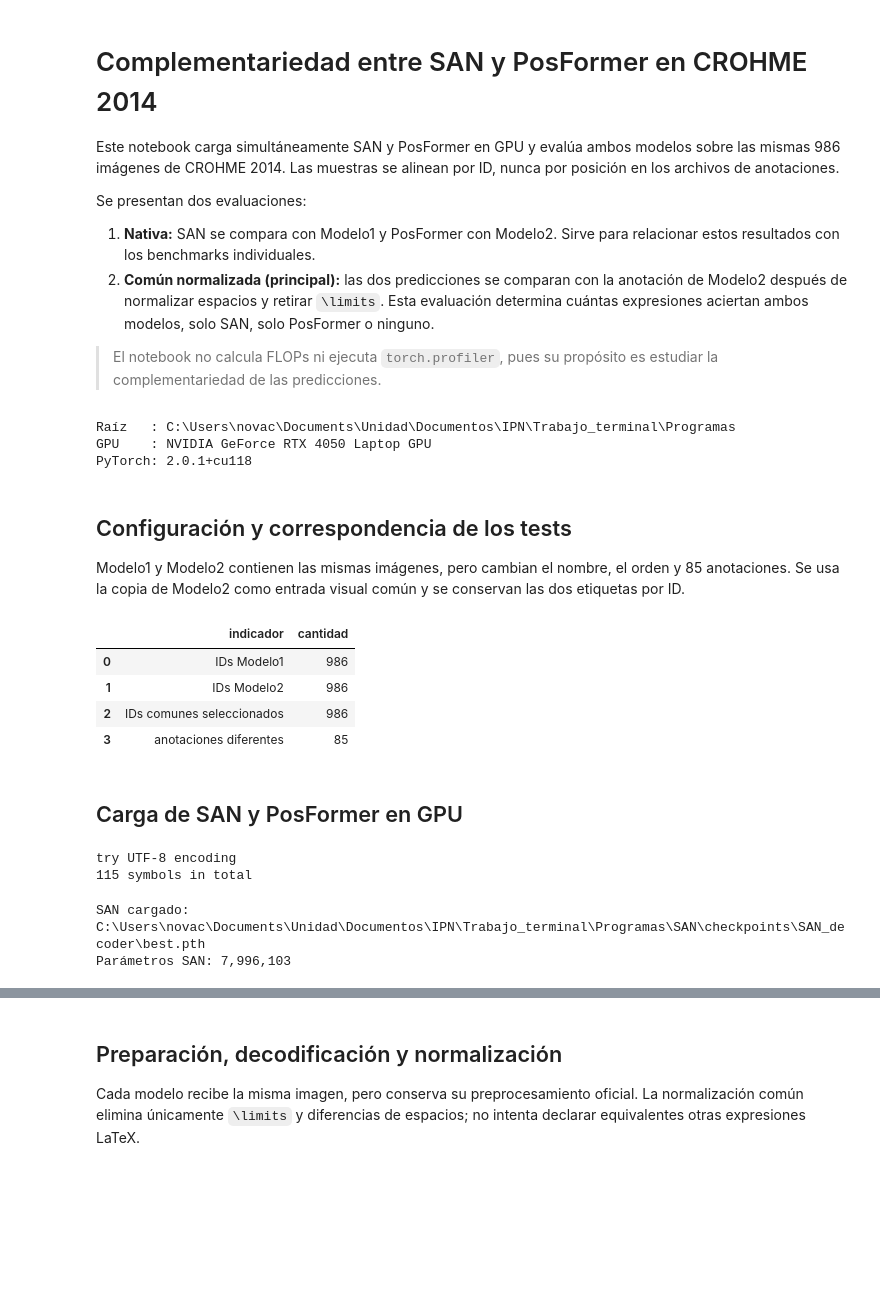
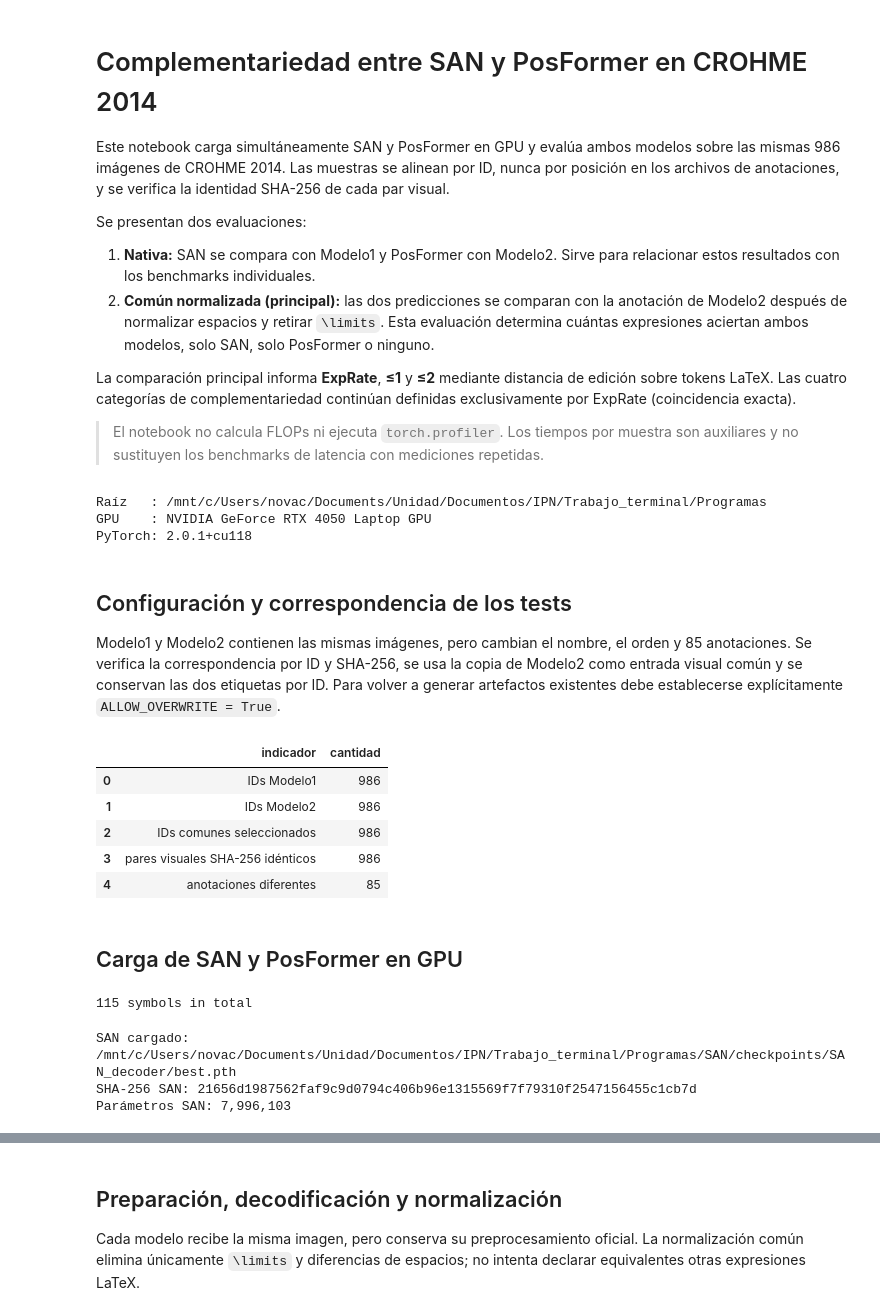
Before and after one commit to CarlossssMora/HMER-Cascade, a Jupyter notebook: Cascada/01_seleccion/comparacion_san_posformer_crohme_2014.ipynb, the cells around one changed output, grey strips where cells are left out. Drawn from its saved outputs; the diff is of its cells as text; code cells hidden in the pictures; blank space fills up the shorter version.

Commit message:
01 modificado: Corrección en notebooks ya subidos y nuevo notebook para prob en SAN

```diff
--- a/Cascada/01_seleccion/comparacion_san_posformer_crohme_2014.ipynb
+++ b/Cascada/01_seleccion/comparacion_san_posformer_crohme_2014.ipynb
@@ -1,17 +1,19 @@
 # %% [markdown]
 # Complementariedad entre SAN y PosFormer en CROHME 2014
 
-Este notebook carga simultáneamente SAN y PosFormer en GPU y evalúa ambos modelos sobre las mismas 986 imágenes de CROHME 2014. Las muestras se alinean por ID, nunca por posición en los archivos de anotaciones.
+Este notebook carga simultáneamente SAN y PosFormer en GPU y evalúa ambos modelos sobre las mismas 986 imágenes de CROHME 2014. Las muestras se alinean por ID, nunca por posición en los archivos de anotaciones, y se verifica la identidad SHA-256 de cada par visual.
 
 Se presentan dos evaluaciones:
 
 1. **Nativa:** SAN se compara con Modelo1 y PosFormer con Modelo2. Sirve para relacionar estos resultados con los benchmarks individuales.
 2. **Común normalizada (principal):** las dos predicciones se comparan con la anotación de Modelo2 después de normalizar espacios y retirar `\limits`. Esta evaluación determina cuántas expresiones aciertan ambos modelos, solo SAN, solo PosFormer o ninguno.
 
-> El notebook no calcula FLOPs ni ejecuta `torch.profiler`, pues su propósito es estudiar la complementariedad de las predicciones.
+La comparación principal informa **ExpRate**, **≤1** y **≤2** mediante distancia de edición sobre tokens LaTeX. Las cuatro categorías de complementariedad continúan definidas exclusivamente por ExpRate (coincidencia exacta).
+
+> El notebook no calcula FLOPs ni ejecuta `torch.profiler`. Los tiempos por muestra son auxiliares y no sustituyen los benchmarks de latencia con mediciones repetidas.
 # %%
 from pathlib import Path
-import gc, json, os, platform, sys, time
+import gc, hashlib, json, os, platform, sys, time
 
 import cv2
 import matplotlib.pyplot as plt
@@ -19,6 +21,13 @@ import numpy as np
 import pandas as pd
 import torch
 from IPython.display import display
+
+def file_sha256(path, chunk_size=1024 * 1024):
+    digest = hashlib.sha256()
+    with Path(path).open('rb') as handle:
+        for chunk in iter(lambda: handle.read(chunk_size), b''):
+            digest.update(chunk)
+    return digest.hexdigest()
 
 def find_project_root():
     candidates = [Path.cwd(), *Path.cwd().parents, Path.cwd() / '..', Path.cwd() / '../..']
@@ -40,61 +49,79 @@ print('Raíz   :', ROOT)
 print('GPU    :', torch.cuda.get_device_name(0))
 print('PyTorch:', torch.__version__)
 # %% [output]
-Raíz   : C:\Users\novac\Documents\Unidad\Documentos\IPN\Trabajo_terminal\Programas
+Raíz   : /mnt/c/Users/novac/Documents/Unidad/Documentos/IPN/Trabajo_terminal/Programas
 GPU    : NVIDIA GeForce RTX 4050 Laptop GPU
 PyTorch: 2.0.1+cu118
 # %% [markdown]
 ## Configuración y correspondencia de los tests
 
-Modelo1 y Modelo2 contienen las mismas imágenes, pero cambian el nombre, el orden y 85 anotaciones. Se usa la copia de Modelo2 como entrada visual común y se conservan las dos etiquetas por ID.
+Modelo1 y Modelo2 contienen las mismas imágenes, pero cambian el nombre, el orden y 85 anotaciones. Se verifica la correspondencia por ID y SHA-256, se usa la copia de Modelo2 como entrada visual común y se conservan las dos etiquetas por ID. Para volver a generar artefactos existentes debe establecerse explícitamente `ALLOW_OVERWRITE = True`.
 # %%
 YEAR = '2014'
 MAX_SAMPLES = None       # Use un entero para una prueba corta.
 WARMUP_RUNS = 3
 PROGRESS_EVERY = 25
 EXAMPLES_PER_CATEGORY = 5
+ALLOW_OVERWRITE = True
+EXECUTION_CONDITIONS = 'PENDIENTE_DE_DOCUMENTAR'
 
 M1_DIR = ROOT / 'data' / 'Modelo1' / YEAR
 M2_DIR = ROOT / 'data' / 'Modelo2' / YEAR
+M1_IMAGE_DIR = M1_DIR / '14_test_images'
 COMMON_IMAGE_DIR = M2_DIR / 'img'
+csv_path = RESULTS_DIR / f'comparacion_san_posformer_crohme_{YEAR}.csv'
+json_path = RESULTS_DIR / f'resumen_comparacion_san_posformer_crohme_{YEAR}.json'
+plot_path = RESULTS_DIR / f'comparacion_san_posformer_crohme_{YEAR}.png'
+examples_path = RESULTS_DIR / f'ejemplos_comparacion_san_posformer_crohme_{YEAR}.png'
+existing_outputs = [path for path in (csv_path, json_path, plot_path, examples_path) if path.exists()]
+if existing_outputs and not ALLOW_OVERWRITE:
+    raise FileExistsError('Ya existen salidas. Establezca ALLOW_OVERWRITE=True para reemplazarlas: ' + ', '.join(str(path) for path in existing_outputs))
 
 def read_captions(path):
     captions = {}
     order = []
     for line_number, line in enumerate(path.read_text(encoding='utf-8').splitlines(), start=1):
         parts = line.strip().split()
         if not parts:
             continue
         sample_id = parts[0][:-4] if parts[0].endswith('.jpg') else parts[0]
         if sample_id in captions:
             raise ValueError(f'ID duplicado en {path.name}, línea {line_number}: {sample_id}')
         captions[sample_id] = ' '.join(parts[1:])
         order.append(sample_id)
     return captions, order
 
 captions_m1, order_m1 = read_captions(M1_DIR / 'test_caption.txt')
 captions_m2, order_m2 = read_captions(M2_DIR / 'caption.txt')
 ids_m1, ids_m2 = set(captions_m1), set(captions_m2)
 if ids_m1 != ids_m2:
     raise ValueError(f'Los inventarios no coinciden: solo M1={len(ids_m1-ids_m2)}, solo M2={len(ids_m2-ids_m1)}')
 
 sample_ids = order_m2[:MAX_SAMPLES] if MAX_SAMPLES is not None else order_m2
-missing_images = [sample_id for sample_id in sample_ids if not (COMMON_IMAGE_DIR / f'{sample_id}.bmp').is_file()]
-if missing_images:
-    raise FileNotFoundError(f'Faltan {len(missing_images)} imágenes; primera: {missing_images[0]}')
+missing_m1_images = [sample_id for sample_id in sample_ids if not (M1_IMAGE_DIR / f'{sample_id}_0.bmp').is_file()]
+missing_m2_images = [sample_id for sample_id in sample_ids if not (COMMON_IMAGE_DIR / f'{sample_id}.bmp').is_file()]
+if missing_m1_images or missing_m2_images:
+    raise FileNotFoundError(f'Imágenes faltantes: Modelo1={len(missing_m1_images)}, Modelo2={len(missing_m2_images)}')
+image_mismatches = [
+    sample_id for sample_id in sample_ids
+    if file_sha256(M1_IMAGE_DIR / f'{sample_id}_0.bmp') != file_sha256(COMMON_IMAGE_DIR / f'{sample_id}.bmp')
+]
+if image_mismatches:
+    raise ValueError(f'Hay {len(image_mismatches)} pares visuales distintos; primero: {image_mismatches[0]}')
 
 annotation_differences = sum(captions_m1[sample_id] != captions_m2[sample_id] for sample_id in sample_ids)
 inventory = pd.DataFrame({
-    'indicador': ['IDs Modelo1', 'IDs Modelo2', 'IDs comunes seleccionados', 'anotaciones diferentes'],
-    'cantidad': [len(ids_m1), len(ids_m2), len(sample_ids), annotation_differences],
+    'indicador': ['IDs Modelo1', 'IDs Modelo2', 'IDs comunes seleccionados', 'pares visuales SHA-256 idénticos', 'anotaciones diferentes'],
+    'cantidad': [len(ids_m1), len(ids_m2), len(sample_ids), len(sample_ids) - len(image_mismatches), annotation_differences],
 })
 display(inventory)
 # %% [output]
 |  | indicador | cantidad |
 | 0 | IDs Modelo1 | 986 |
 | 1 | IDs Modelo2 | 986 |
 | 2 | IDs comunes seleccionados | 986 |
-| 3 | anotaciones diferentes | 85 |
+| 3 | pares visuales SHA-256 idénticos | 986 |
+| 4 | anotaciones diferentes | 85 |
 # %% [markdown]
 ## Carga de SAN y PosFormer en GPU
 # %%
@@ -113,16 +140,19 @@ san_params['struct_num'] = 7
 san_params['words'] = san_words
 
 san_model = Backbone(san_params)
-san_state = torch.load(san_params['checkpoint'], map_location='cpu', weights_only=True)
+san_checkpoint = Path(san_params['checkpoint']).resolve()
+san_checkpoint_sha256 = file_sha256(san_checkpoint)
+san_state = torch.load(san_checkpoint, map_location='cpu', weights_only=True)
 san_model.load_state_dict(san_state['model'])
 san_model = san_model.to(DEVICE).eval().requires_grad_(False)
 
-print('SAN cargado:', san_params['checkpoint'])
+print('SAN cargado:', san_checkpoint)
+print('SHA-256 SAN:', san_checkpoint_sha256)
 print(f'Parámetros SAN: {sum(p.numel() for p in san_model.parameters()):,}')
 # %% [output]
-try UTF-8 encoding
 115 symbols in total
-SAN cargado: C:\Users\novac\Documents\Unidad\Documentos\IPN\Trabajo_terminal\Programas\SAN\checkpoints\SAN_decoder\best.pth
+SAN cargado: /mnt/c/Users/novac/Documents/Unidad/Documentos/IPN/Trabajo_terminal/Programas/SAN/checkpoints/SAN_decoder/best.pth
+SHA-256 SAN: 21656d1987562faf9c9d0794c406b96e1315569f7f79310f2547156455c1cb7d
 Parámetros SAN: 7,996,103
 # %%
 sys.path.insert(0, str(POS_ROOT))
```
Also changed, not shown: parts of 8 cells of this notebook, 36 other files.
